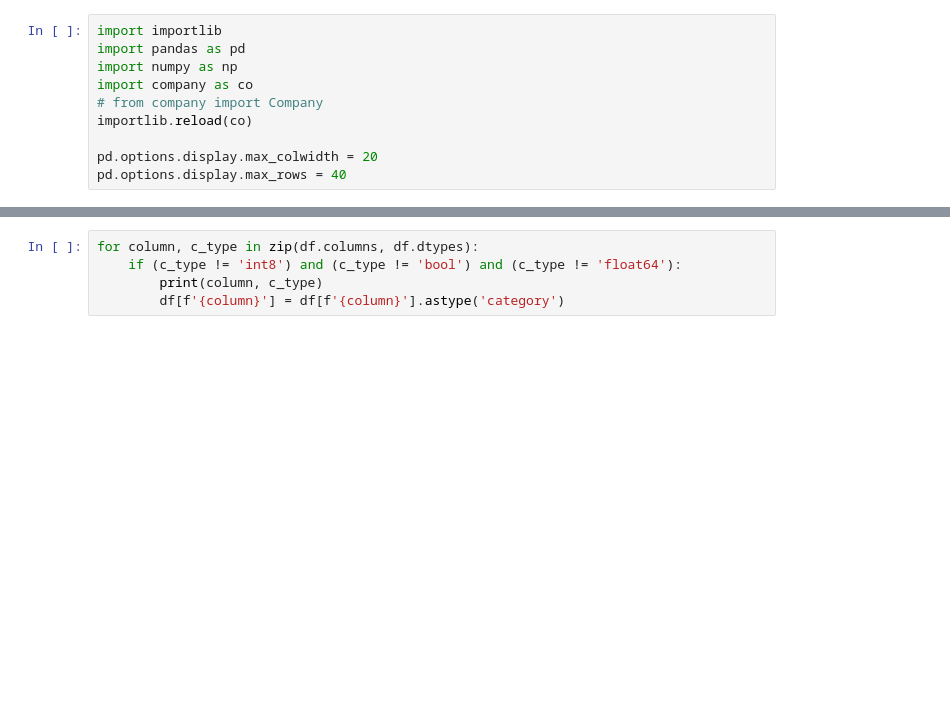
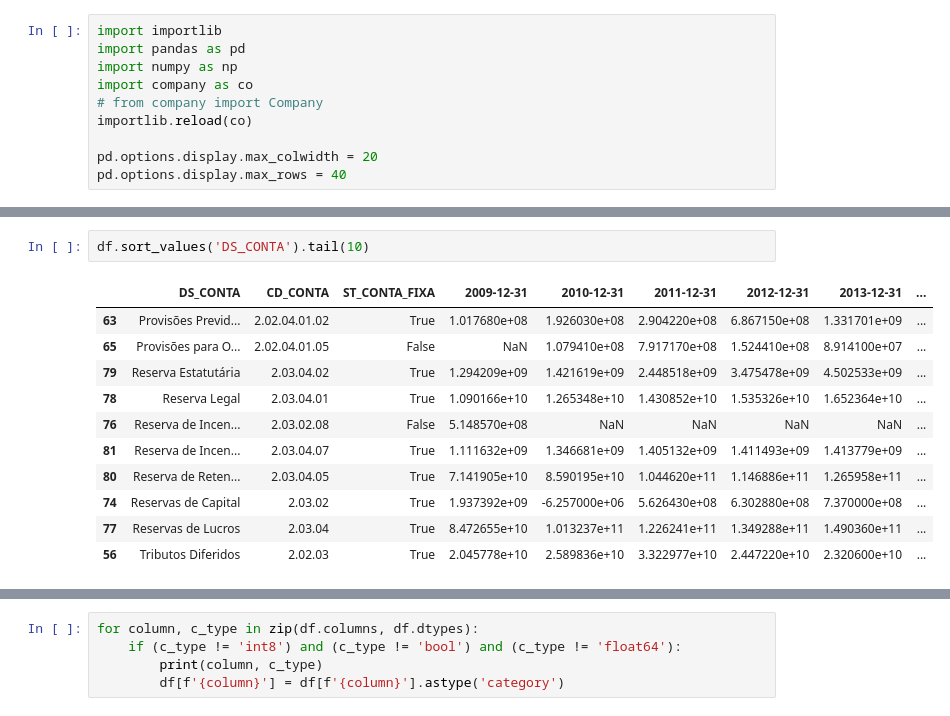
Before and after one commit to crdcj/FinLogic, a Jupyter notebook: explore_company.ipynb, the cells around one changed output, grey strips where cells are left out. Saved outputs shown, nothing was run; the diff lists cells and outputs as text; blank space fills up the shorter version.

```diff
--- a/explore_company.ipynb
+++ b/explore_company.ipynb
@@ -48 +66,15 @@ memory usage: 11.6+ KB
+# %%
+df.sort_values('DS_CONTA').tail(10)
+# %% [output]
+|  | DS_CONTA | CD_CONTA | ST_CONTA_FIXA | 2009-12-31 | 2010-12-31 | 2011-12-31 | 2012-12-31 | 2013-12-31 | ... |
+| 63 | Provisões Previd... | 2.02.04.01.02 | True | 1.017680e+08 | 1.926030e+08 | 2.904220e+08 | 6.867150e+08 | 1.331701e+09 | ... |
+| 65 | Provisões para O... | 2.02.04.01.05 | False | NaN | 1.079410e+08 | 7.917170e+08 | 1.524410e+08 | 8.914100e+07 | ... |
+| 79 | Reserva Estatutária | 2.03.04.02 | True | 1.294209e+09 | 1.421619e+09 | 2.448518e+09 | 3.475478e+09 | 4.502533e+09 | ... |
+| 78 | Reserva Legal | 2.03.04.01 | True | 1.090166e+10 | 1.265348e+10 | 1.430852e+10 | 1.535326e+10 | 1.652364e+10 | ... |
+| 76 | Reserva de Incen... | 2.03.02.08 | False | 5.148570e+08 | NaN | NaN | NaN | NaN | ... |
+| 81 | Reserva de Incen... | 2.03.04.07 | True | 1.111632e+09 | 1.346681e+09 | 1.405132e+09 | 1.411493e+09 | 1.413779e+09 | ... |
+| 80 | Reserva de Reten... | 2.03.04.05 | True | 7.141905e+10 | 8.590195e+10 | 1.044620e+11 | 1.146886e+11 | 1.265958e+11 | ... |
+| 74 | Reservas de Capital | 2.03.02 | True | 1.937392e+09 | -6.257000e+06 | 5.626430e+08 | 6.302880e+08 | 7.370000e+08 | ... |
+| 77 | Reservas de Lucros | 2.03.04 | True | 8.472655e+10 | 1.013237e+11 | 1.226241e+11 | 1.349288e+11 | 1.490360e+11 | ... |
+| 56 | Tributos Diferidos | 2.02.03 | True | 2.045778e+10 | 2.589836e+10 | 3.322977e+10 | 2.447220e+10 | 2.320600e+10 | ... |
 # %%
```
Also changed, not shown: parts of 7 cells of this notebook, 3 other files.
